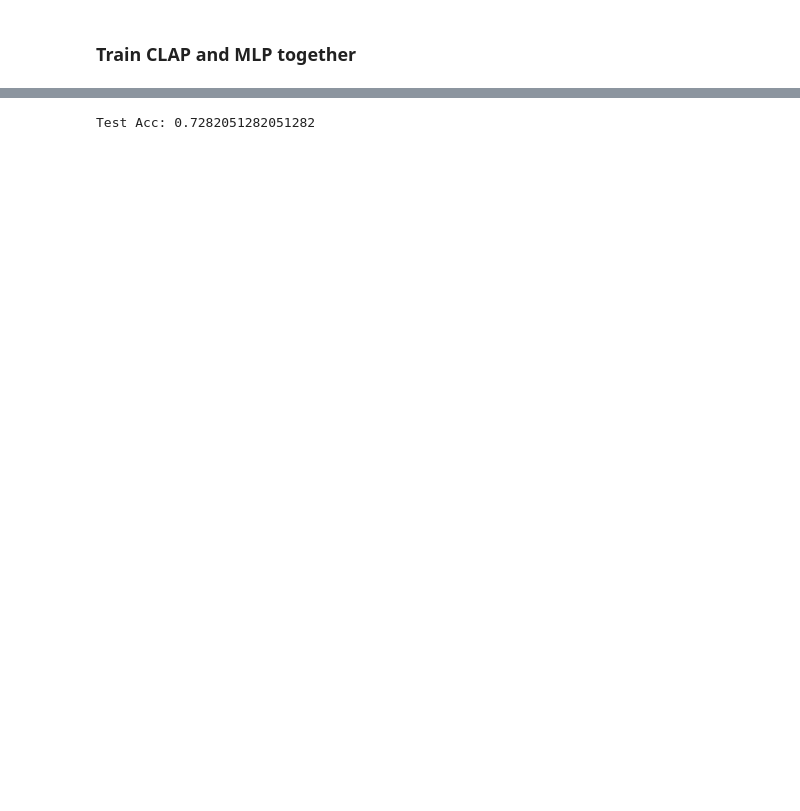
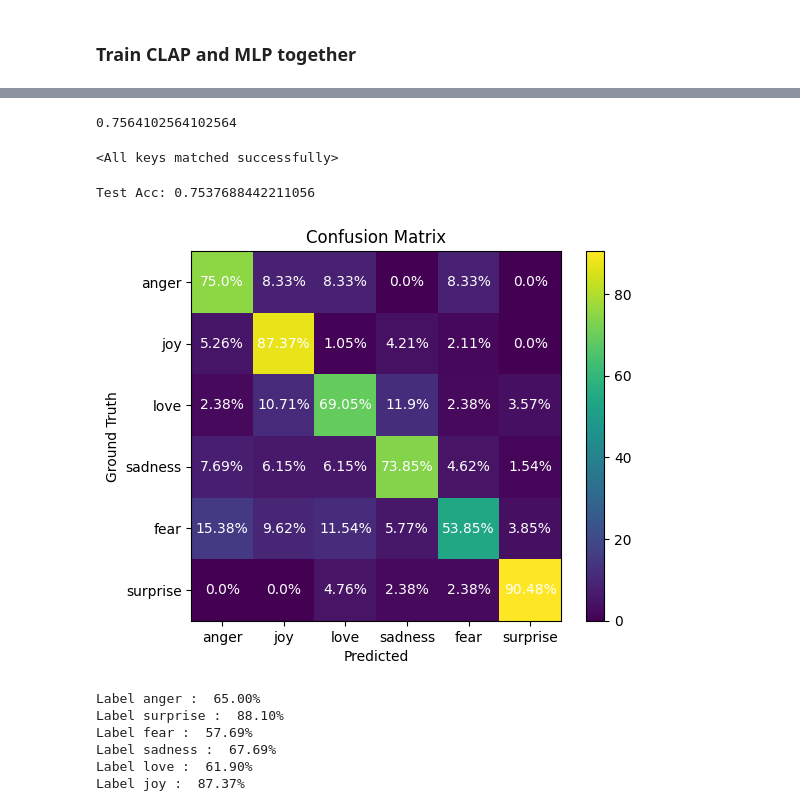
Before and after one commit to Amitmils/Text2BGAudio, a Jupyter notebook: CLAP/train_MLP_classifer.ipynb, the cells around one changed output, grey strips where cells are left out. Cells and saved outputs as stored; diff of their text form; code cells hidden in the pictures; blank space fills up the shorter version.

Commit message:
confusion matrix

```diff
--- a/CLAP/train_MLP_classifer.ipynb
+++ b/CLAP/train_MLP_classifer.ipynb
@@ -291,13 +339,30 @@ Epoch 12/50, Loss: 1.0617134523391725, Train Acc: 0.9837631327602674, Val Acc: 0
+# %%
+path = r"CLAP\models\fine_tuned_clap_mlp_train_together"
+for lr,model in best_models.items():
+    torch.save(model,os.path.join(path,f"model_dict_lr_{lr}_v2.pt"))
+    print(model['val_acc'])
+# %% [output]
+0.7564102564102564
+# %%
+model_path = r"CLAP\models\fine_tuned_clap_mlp_train_together\model_dict_lr_1e-06_v2.pt"
+loaded_model = torch.load(model_path,weights_only=False)
+clap_model.load_state_dict(loaded_model['clap_model'])
+classification_head.load_state_dict(loaded_model['mlp_head'])
+# %% [output]
+<All keys matched successfully>
 # %%
-test_data_loader = DataLoader(test_dataset, batch_size=batch_size, shuffle=True)
+test_data_loader = DataLoader(test_dataset, batch_size=128, shuffle=True)
 test_correct = 0
+
+confusion_matrix = torch.zeros(6,6)
+all_labels = list()
 with torch.no_grad():
     for batch in tqdm(test_data_loader,desc="Test Batches"):
         audio = batch[0]
-        val_labels = list(batch[1])
-        unique_labels = val_labels[:1]
+        test_labels = list(batch[1])
+        all_labels.extend(test_labels)
         inputs = processor(
-            text=unique_labels,
+            text=test_labels[:1],
             audios=audio.numpy(),
             return_tensors="pt",
             sampling_rate=48000,
@@ -306,10 +371,40 @@ with torch.no_grad():
         inputs = {k: v.to(DEVICE) for k, v in inputs.items()}
         outputs = clap_model(**inputs)
         audio_embeds = outputs.audio_embeds
-        outputs = MLP_HEAD(audio_embeds)
+        outputs = classification_head(audio_embeds)
         est_classification = torch.argmax(outputs, dim=1)
-        test_correct += torch.sum(est_classification == torch.tensor([label_to_index[label] for label in val_labels]).to(DEVICE)).item()
-    test_acc = val_correct / len(val_dataset)
+        correct_label_index = torch.tensor([label_to_index[label] for label in test_labels])
+        is_correct = est_classification.cpu() == correct_label_index
+        for est,correct in zip(est_classification,correct_label_index):
+            confusion_matrix[correct][est] += 1
+        test_correct += torch.sum(is_correct).item()
+    test_acc = test_correct / len(test_dataset)
     print(f"Test Acc: {test_acc}\n")
 # %% [output]
-Test Acc: 0.7282051282051282
+Test Acc: 0.7537688442211056
+# %%
+import numpy as np
+confusion_matrix = 100*confusion_matrix/confusion_matrix.sum(dim=1).reshape(-1,1)
+plt.imshow(confusion_matrix)
+plt.colorbar()
+plt.title("Confusion Matrix")
+plt.xlabel("Predicted")
+plt.ylabel("Ground Truth")
+plt.xticks(ticks=np.arange(len(label_to_index)), labels=label_to_index.keys())
+plt.yticks(ticks=np.arange(len(label_to_index)), labels=label_to_index.keys())
+# Annotate each cell with the numeric value
+for i in range(confusion_matrix.shape[0]):
+    for j in range(confusion_matrix.shape[1]):
+        plt.text(j, i, f"{round(confusion_matrix[i, j].item(),2)}%", ha='center', va='center', color='white')
+# %% [output]
+[figure, added]
+# %%
+for label,counter in Counter(all_labels).items():
+    print(f"Label {label} : {100*correct_per_label[label]/counter : .2f}%")
+# %% [output]
+Label anger :  65.00%
+Label surprise :  88.10%
+Label fear :  57.69%
+Label sadness :  67.69%
+Label love :  61.90%
+Label joy :  87.37%
```
Also changed, not shown: parts of 6 cells of this notebook, 2 other files.
